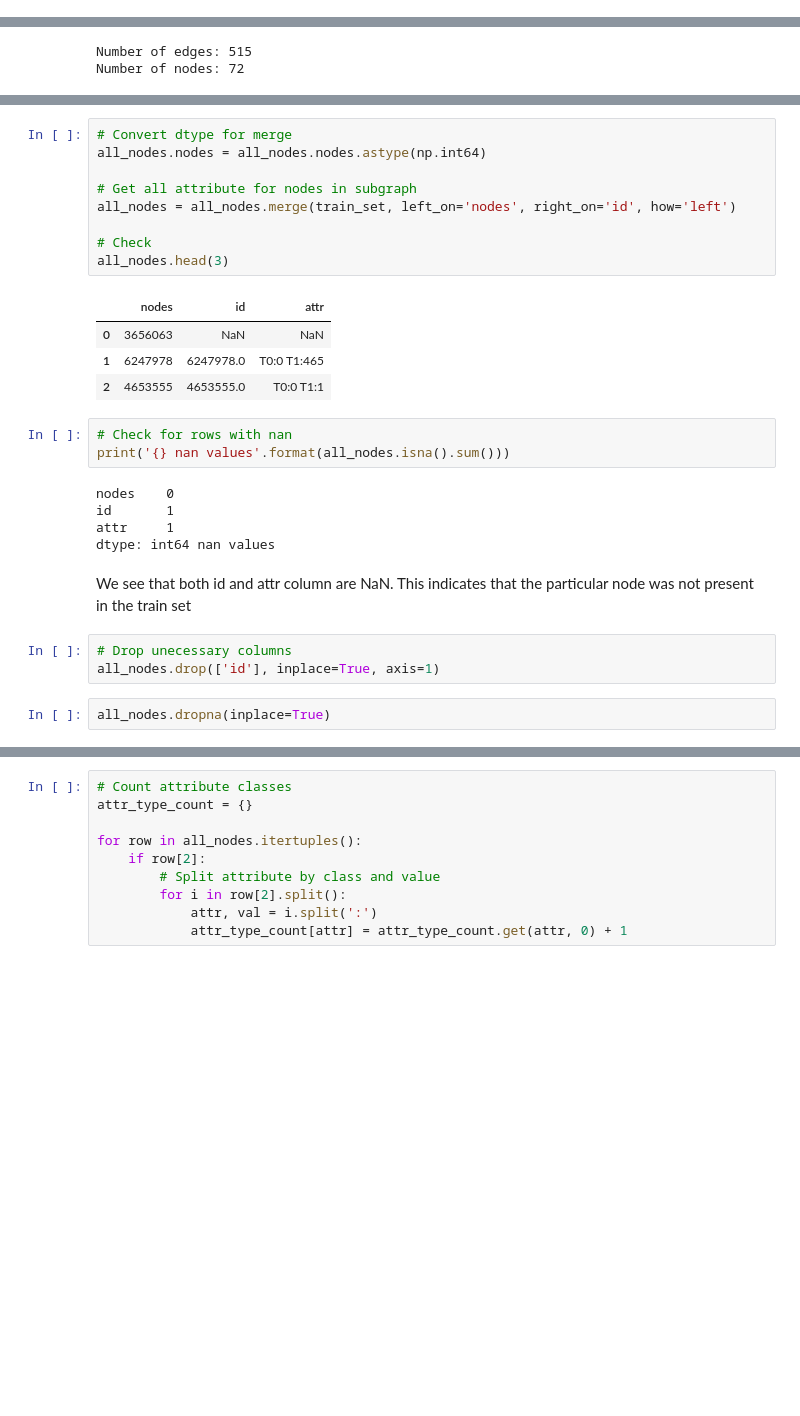
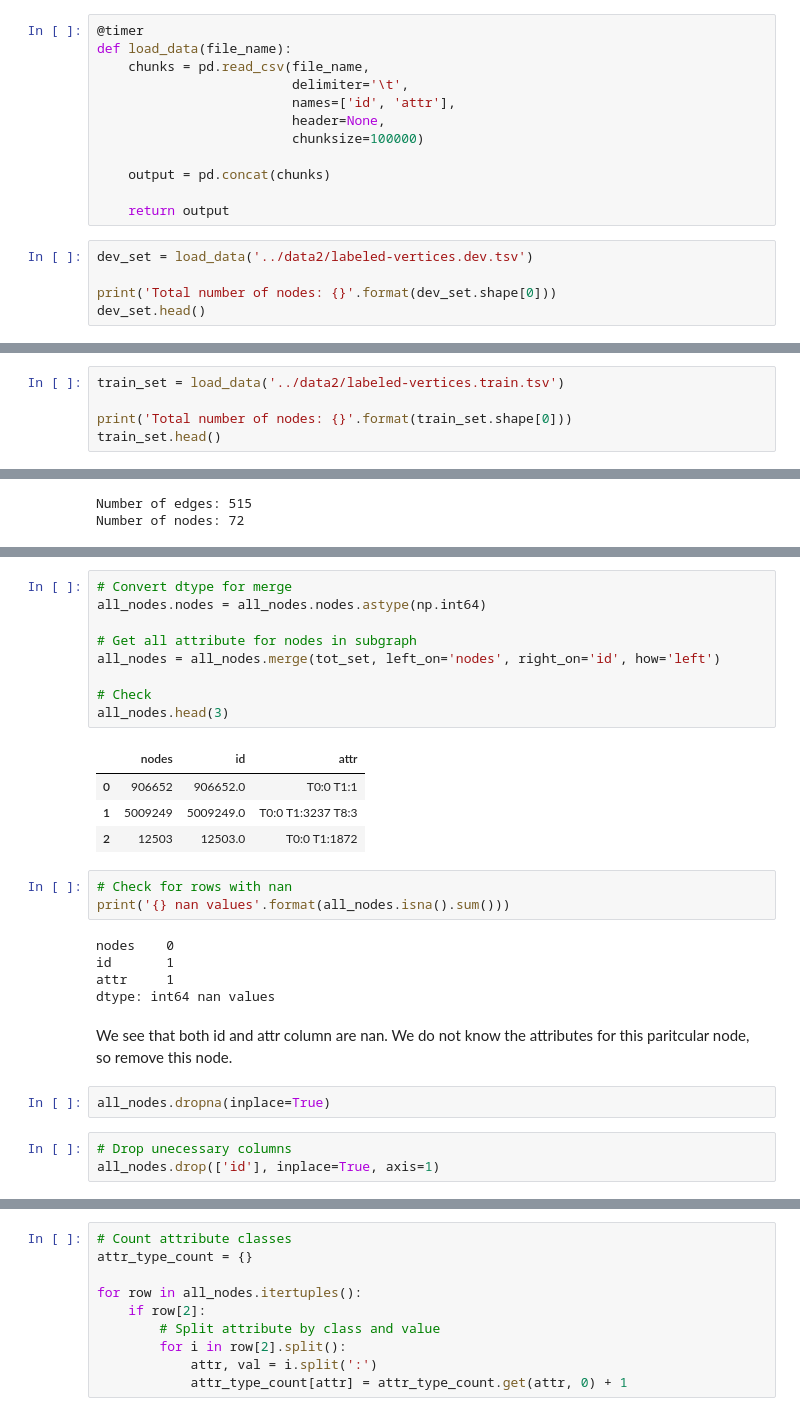
Before and after one commit to sakoki/Networks-Prediction, a Jupyter notebook: Attribute_Prediction.ipynb, the cells around one changed output, grey strips where cells are left out. Saved outputs shown, nothing was run; the diff lists cells and outputs as text; blank space fills up the shorter version.

```diff
--- a/Attribute_Prediction.ipynb
+++ b/Attribute_Prediction.ipynb
@@ -62,0 +65,17 @@ Number of nodes: 6626753
+# %%
+@timer
+def load_data(file_name):
+    chunks = pd.read_csv(file_name,
+                         delimiter='\t',
+                         names=['id', 'attr'],
+                         header=None,
+                         chunksize=100000)
+
+    output = pd.concat(chunks)
+
+    return output
+# %%
+dev_set = load_data('../data2/labeled-vertices.dev.tsv')
+
+print('Total number of nodes: {}'.format(dev_set.shape[0]))
+dev_set.head()
@@ -62,0 +92,5 @@ Number of nodes: 6626753
+# %%
+train_set = load_data('../data2/labeled-vertices.train.tsv')
+
+print('Total number of nodes: {}'.format(train_set.shape[0]))
+train_set.head()
@@ -887,17 +785,17 @@ all_nodes.head(3)
 # %%
 # Convert dtype for merge
 all_nodes.nodes = all_nodes.nodes.astype(np.int64)
 
 # Get all attribute for nodes in subgraph
-all_nodes = all_nodes.merge(train_set, left_on='nodes', right_on='id', how='left')
+all_nodes = all_nodes.merge(tot_set, left_on='nodes', right_on='id', how='left')
 
 # Check
 all_nodes.head(3)
 # %% [output]
 |  | nodes | id | attr |
-| 0 | 3656063 | NaN | NaN |
-| 1 | 6247978 | 6247978.0 | T0:0 T1:465 |
-| 2 | 4653555 | 4653555.0 | T0:0 T1:1 |
+| 0 | 906652 | 906652.0 | T0:0 T1:1 |
+| 1 | 5009249 | 5009249.0 | T0:0 T1:3237 T8:3 |
+| 2 | 12503 | 12503.0 | T0:0 T1:1872 |
 # %%
 # Check for rows with nan
 print('{} nan values'.format(all_nodes.isna().sum()))
@@ -907,10 +805,10 @@ id       1
 attr     1
 dtype: int64 nan values
 # %% [markdown]
-We see that both id and attr column are NaN. This indicates that the particular node was not present in the train set
+We see that both id and attr column are nan. We do not know the attributes for this paritcular node, so remove this node.
+# %%
+all_nodes.dropna(inplace=True)
 # %%
 # Drop unecessary columns
 all_nodes.drop(['id'], inplace=True, axis=1)
-# %%
-all_nodes.dropna(inplace=True)
 # %% [markdown]
```
Also changed, not shown: parts of 83 cells of this notebook, 1 other file.
